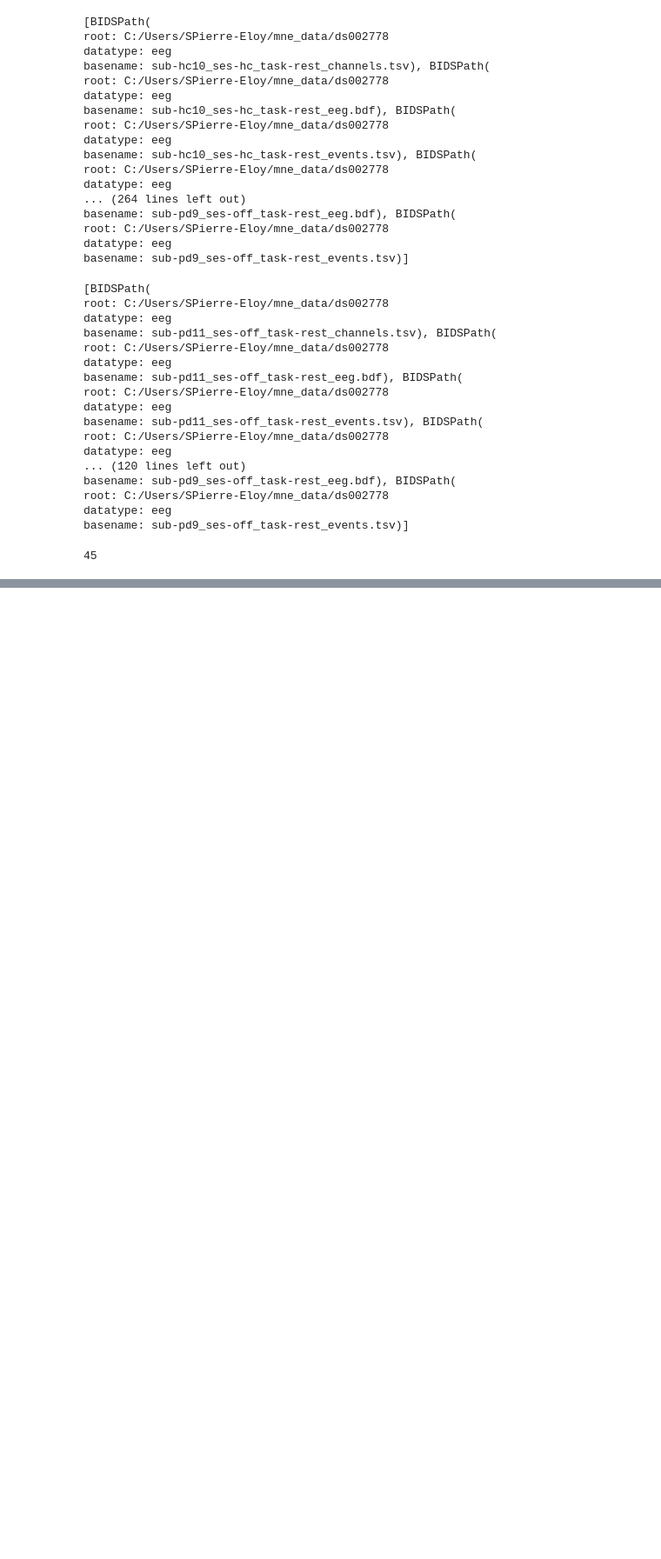
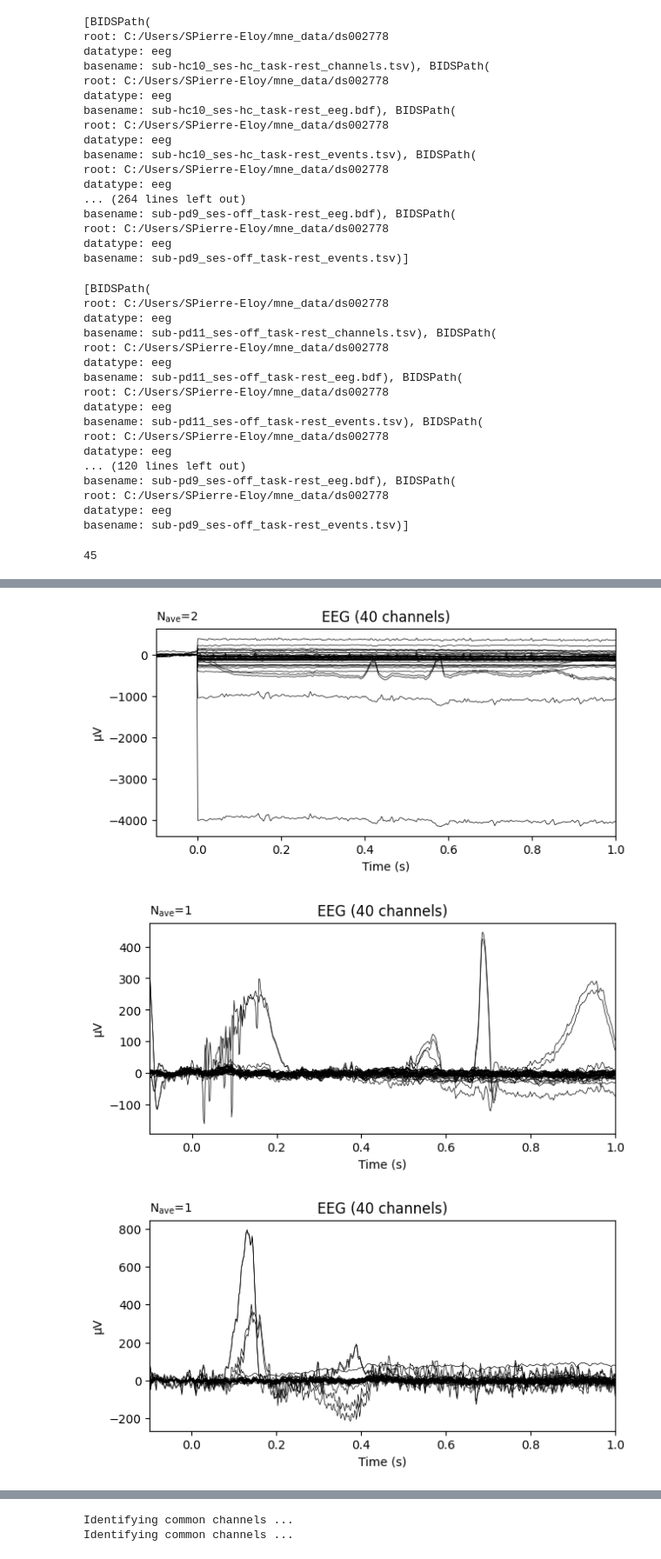
Before and after one commit to SPierre-Eloy/In-HousePOC3, a Jupyter notebook: in_housepoc3/Openneuro.ipynb, the cells around one changed output, grey strips where cells are left out. Shown at 87% size. Cells and saved outputs as stored; diff of their text form; code cells hidden in the pictures; blank space fills up the shorter version.

```diff
--- a/in_housepoc3/Openneuro.ipynb
+++ b/in_housepoc3/Openneuro.ipynb
@@ -146,0 +245,8 @@ print(senior)
+# %%
+ev_senior = []
+for es in ep_senior :
+    ev_senior += [es.average()]
+
+ev_notsenior = []
+for ens in ep_notsenior :
+    ev_notsenior += [ens.average()]
@@ -146,0 +269,7 @@ print(senior)
+# %%
+for ns in ev_notsenior :
+    ns.plot()
+# %% [output]
+[figure, added]
+[figure, added]
+[figure, added]
@@ -146,0 +279,6 @@ print(senior)
+# %%
+av_senior = mne.grand_average(ev_senior)
+av_notsenior = mne.grand_average(ev_notsenior)
+# %% [output]
+Identifying common channels ...
+Identifying common channels ...
```
Also changed, not shown: parts of 11 cells of this notebook.
